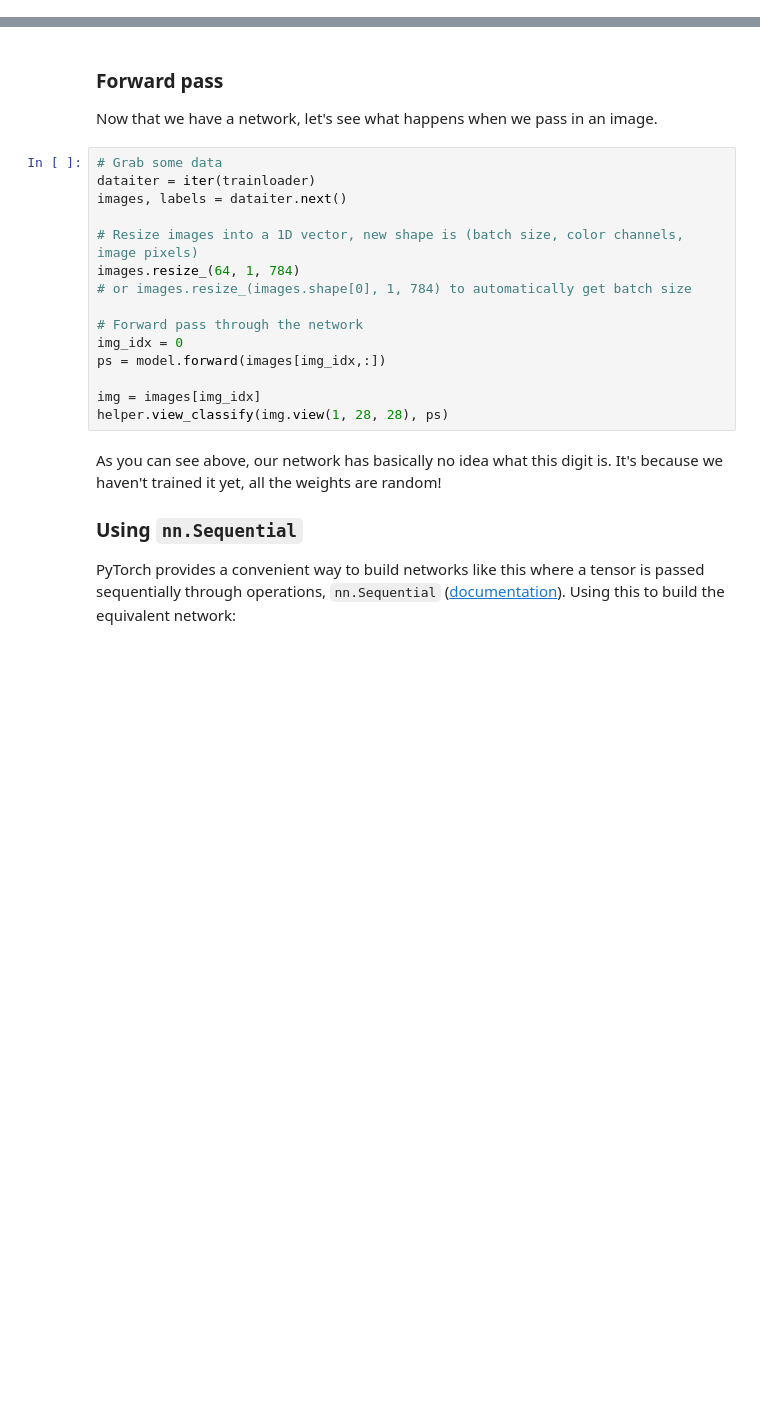
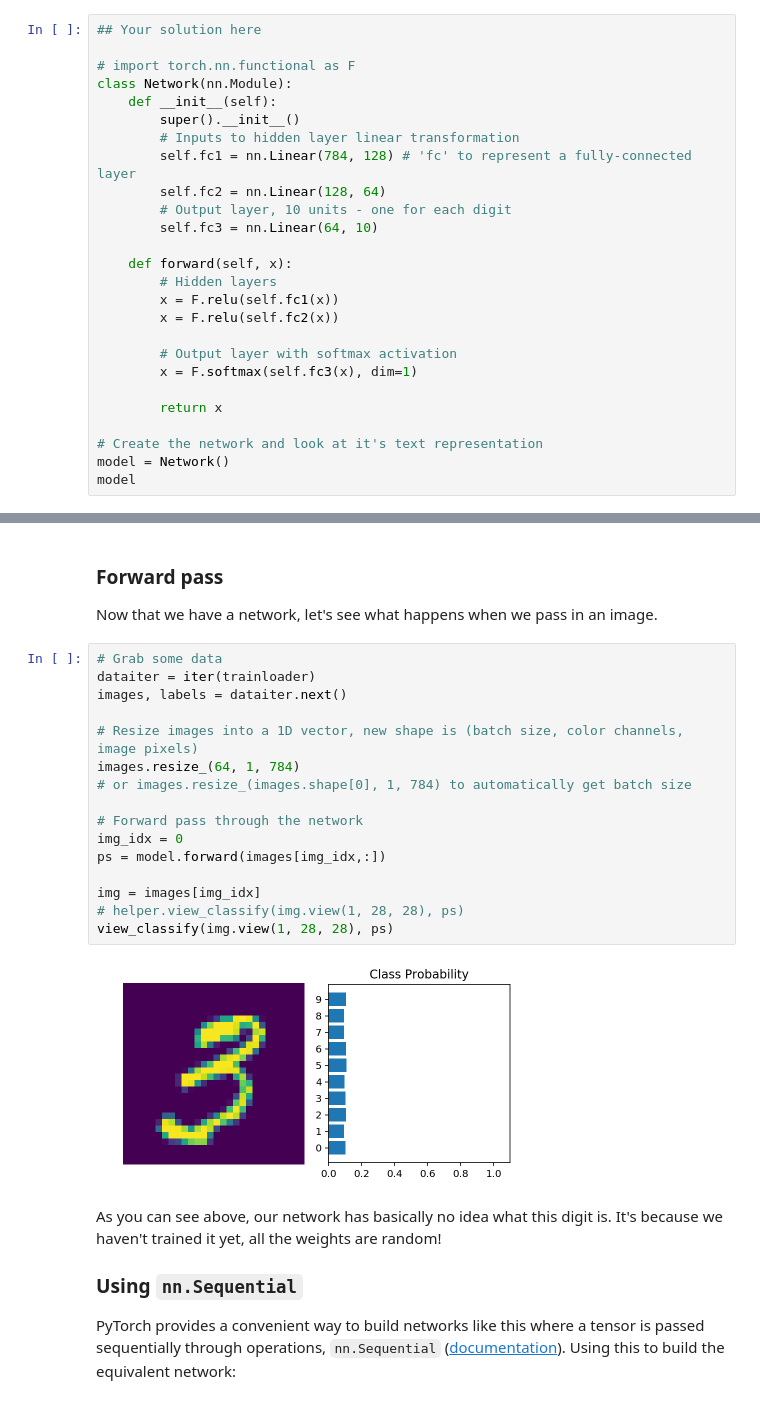
Before and after one commit to Kabongosalomon/Secure-and-Private-AI-Scholarship-Challenge-from-Facebook, a Jupyter notebook: Part_2_Neural_Networks_in_PyTorch_(Exercises).ipynb, the cells around one changed output, grey strips where cells are left out. Cells and saved outputs as stored; diff of their text form; blank space fills up the shorter version.

```diff
--- a/Part_2_Neural_Networks_in_PyTorch_(Exercises).ipynb
+++ b/Part_2_Neural_Networks_in_PyTorch_(Exercises).ipynb
@@ -212,0 +387,26 @@ It's good practice to name your layers by their type of network, for instance 'f
+# %%
+## Your solution here
+
+# import torch.nn.functional as F
+class Network(nn.Module):
+    def __init__(self):
+        super().__init__()
+        # Inputs to hidden layer linear transformation
+        self.fc1 = nn.Linear(784, 128) # 'fc' to represent a fully-connected layer
+        self.fc2 = nn.Linear(128, 64)
+        # Output layer, 10 units - one for each digit
+        self.fc3 = nn.Linear(64, 10)
+
+    def forward(self, x):
+        # Hidden layers
+        x = F.relu(self.fc1(x))
+        x = F.relu(self.fc2(x))
+
+        # Output layer with softmax activation
+        x = F.softmax(self.fc3(x), dim=1)
+
+        return x
+
+# Create the network and look at it's text representation
+model = Network()
+model
@@ -232,18 +471,21 @@ Now that we have a network, let's see what happens when we pass in an image.
 # %%
 # Grab some data
 dataiter = iter(trainloader)
 images, labels = dataiter.next()
 
 # Resize images into a 1D vector, new shape is (batch size, color channels, image pixels)
 images.resize_(64, 1, 784)
 # or images.resize_(images.shape[0], 1, 784) to automatically get batch size
 
 # Forward pass through the network
 img_idx = 0
 ps = model.forward(images[img_idx,:])
 
 img = images[img_idx]
-helper.view_classify(img.view(1, 28, 28), ps)
+# helper.view_classify(img.view(1, 28, 28), ps)
+view_classify(img.view(1, 28, 28), ps)
+# %% [output]
+[figure, added]
 # %% [markdown]
 As you can see above, our network has basically no idea what this digit is. It's because we haven't trained it yet, all the weights are random!
 
```
Also changed, not shown: parts of 19 cells of this notebook.
